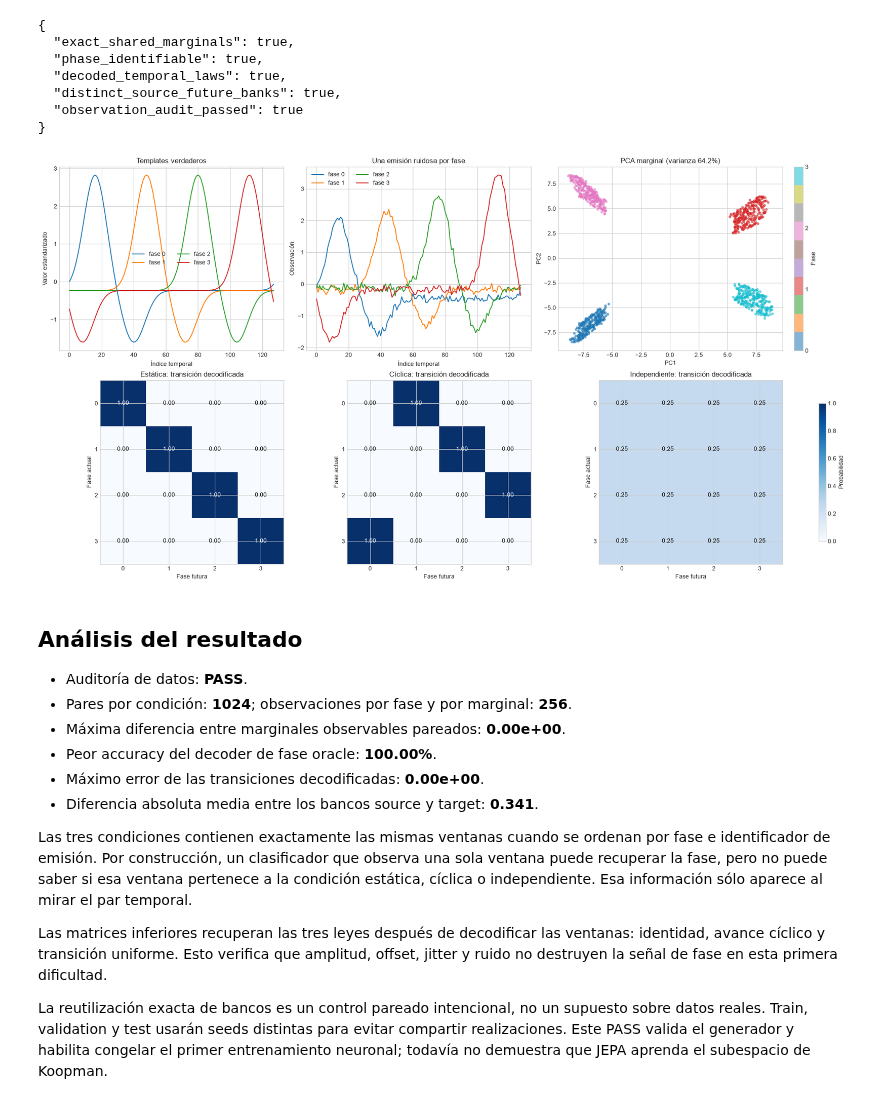
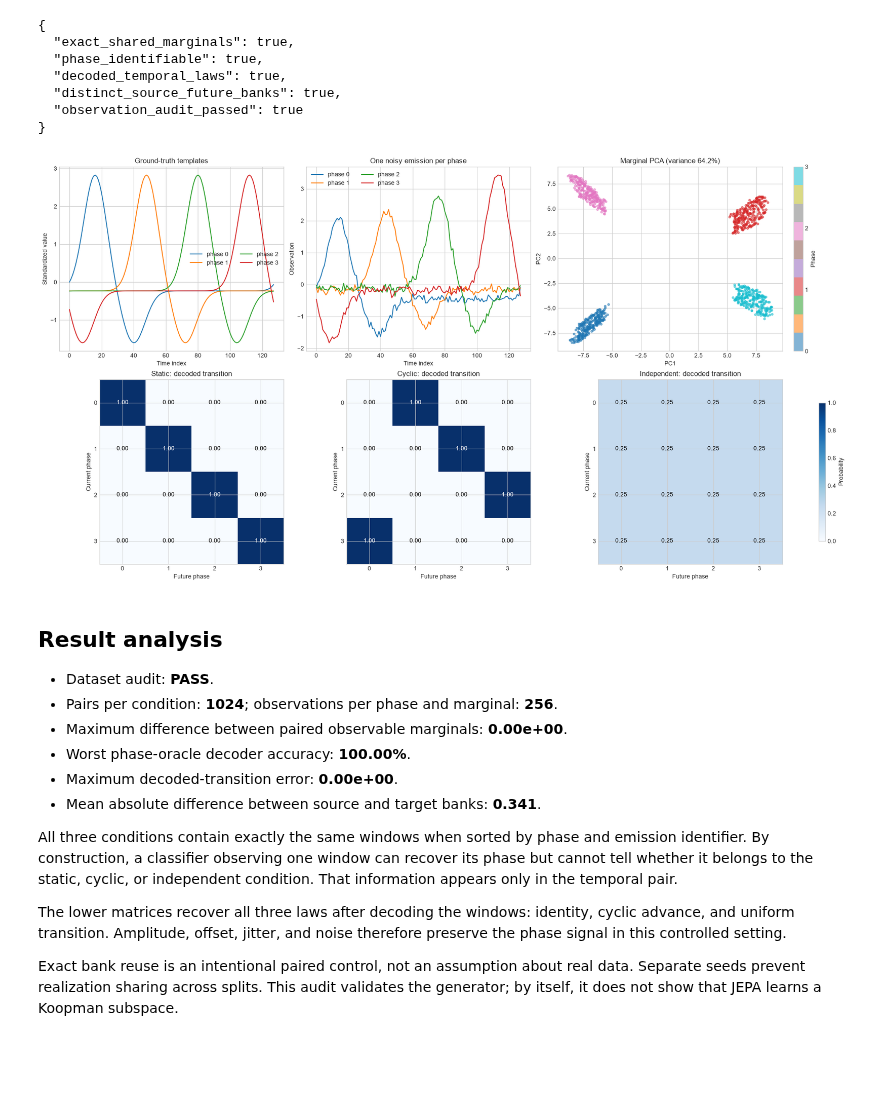
Before and after one commit to micmich05/koopman-jepa, a Jupyter notebook: notebooks/observation_audit.ipynb, the cells around one changed output. Drawn from its saved outputs; the diff is of its cells as text; code cells hidden in the pictures; blank space fills up the shorter version.

```diff
--- a/notebooks/observation_audit.ipynb
+++ b/notebooks/observation_audit.ipynb
@@ -168,63 +168,63 @@ assert observation_audit_passed
 # %%
 fig, axes = plt.subplots(2, 3, figsize=(19, 10), constrained_layout=True)
 time = np.arange(config.window_length)
 for phase, template in enumerate(bundle.templates):
-    axes[0, 0].plot(time, template, label=f"fase {phase}")
-axes[0, 0].set(title="Templates verdaderos", xlabel="Índice temporal", ylabel="Valor estandarizado")
+    axes[0, 0].plot(time, template, label=f"phase {phase}")
+axes[0, 0].set(title="Ground-truth templates", xlabel="Time index", ylabel="Standardized value")
 axes[0, 0].legend(ncol=2)
 
 condition = bundle.conditions["independent"]
 for phase in range(config.num_phases):
     index = int(np.flatnonzero(condition.current_phases == phase)[0])
-    axes[0, 1].plot(time, condition.current_windows[index, 0], label=f"fase {phase}")
-axes[0, 1].set(title="Una emisión ruidosa por fase", xlabel="Índice temporal", ylabel="Observación")
+    axes[0, 1].plot(time, condition.current_windows[index, 0], label=f"phase {phase}")
+axes[0, 1].set(title="One noisy emission per phase", xlabel="Time index", ylabel="Observation")
 axes[0, 1].legend(ncol=2)
 
 pca = PCA(n_components=2)
 projection = pca.fit_transform(reference_current[:, 0, :])
 ordered_phases = np.repeat(np.arange(config.num_phases), config.num_phases * config.repeats_per_transition)
 scatter = axes[0, 2].scatter(projection[:, 0], projection[:, 1], c=ordered_phases, cmap="tab10", s=12, alpha=0.55)
-axes[0, 2].set(title=f"PCA marginal (varianza {pca.explained_variance_ratio_.sum():.1%})", xlabel="PC1", ylabel="PC2")
-fig.colorbar(scatter, ax=axes[0, 2], ticks=np.arange(config.num_phases), label="Fase")
+axes[0, 2].set(title=f"Marginal PCA (variance {pca.explained_variance_ratio_.sum():.1%})", xlabel="PC1", ylabel="PC2")
+fig.colorbar(scatter, ax=axes[0, 2], ticks=np.arange(config.num_phases), label="Phase")
 
 for axis, dynamics in zip(axes[1], DYNAMICS, strict=True):
     image = axis.imshow(metrics[dynamics]["decoded_transition"], cmap="Blues", vmin=0, vmax=1)
     for row in range(config.num_phases):
         for column in range(config.num_phases):
             value = metrics[dynamics]["decoded_transition"][row, column]
             axis.text(column, row, f"{value:.2f}", ha="center", va="center", color="white" if value > 0.5 else "black")
-    axis.set(title=f"{LABELS[dynamics]}: transición decodificada", xlabel="Fase futura", ylabel="Fase actual", xticks=range(config.num_phases), yticks=range(config.num_phases))
-fig.colorbar(image, ax=axes[1].tolist(), shrink=0.75, label="Probabilidad")
+    axis.set(title=f"{LABELS[dynamics]}: decoded transition", xlabel="Future phase", ylabel="Current phase", xticks=range(config.num_phases), yticks=range(config.num_phases))
+fig.colorbar(image, ax=axes[1].tolist(), shrink=0.75, label="Probability")
 plt.show()
 
-display(Markdown(f"""## Análisis del resultado
+display(Markdown(f"""## Result analysis
 
-- Auditoría de datos: **{'PASS' if observation_audit_passed else 'FAIL'}**.
-- Pares por condición: **{metrics['static']['sample_count']}**; observaciones por fase y por marginal: **{config.num_phases * config.repeats_per_transition}**.
-- Máxima diferencia entre marginales observables pareados: **{max_marginal_difference:.2e}**.
-- Peor accuracy del decoder de fase oracle: **{minimum_phase_accuracy:.2%}**.
-- Máximo error de las transiciones decodificadas: **{maximum_decoded_transition_error:.2e}**.
-- Diferencia absoluta media entre los bancos source y target: **{source_future_mean_absolute_difference:.3f}**.
+- Dataset audit: **{'PASS' if observation_audit_passed else 'FAIL'}**.
+- Pairs per condition: **{metrics['static']['sample_count']}**; observations per phase and marginal: **{config.num_phases * config.repeats_per_transition}**.
+- Maximum difference between paired observable marginals: **{max_marginal_difference:.2e}**.
+- Worst phase-oracle decoder accuracy: **{minimum_phase_accuracy:.2%}**.
+- Maximum decoded-transition error: **{maximum_decoded_transition_error:.2e}**.
+- Mean absolute difference between source and target banks: **{source_future_mean_absolute_difference:.3f}**.
 
-Las tres condiciones contienen exactamente las mismas ventanas cuando se ordenan por fase e identificador de emisión. Por construcción, un clasificador que observa una sola ventana puede recuperar la fase, pero no puede saber si esa ventana pertenece a la condición estática, cíclica o independiente. Esa información sólo aparece al mirar el par temporal.
+All three conditions contain exactly the same windows when sorted by phase and emission identifier. By construction, a classifier observing one window can recover its phase but cannot tell whether it belongs to the static, cyclic, or independent condition. That information appears only in the temporal pair.
 
-Las matrices inferiores recuperan las tres leyes después de decodificar las ventanas: identidad, avance cíclico y transición uniforme. Esto verifica que amplitud, offset, jitter y ruido no destruyen la señal de fase en esta primera dificultad.
+The lower matrices recover all three laws after decoding the windows: identity, cyclic advance, and uniform transition. Amplitude, offset, jitter, and noise therefore preserve the phase signal in this controlled setting.
 
-La reutilización exacta de bancos es un control pareado intencional, no un supuesto sobre datos reales. Train, validation y test usarán seeds distintas para evitar compartir realizaciones. Este PASS valida el generador y habilita congelar el primer entrenamiento neuronal; todavía no demuestra que JEPA aprenda el subespacio de Koopman.
+Exact bank reuse is an intentional paired control, not an assumption about real data. Separate seeds prevent realization sharing across splits. This audit validates the generator; by itself, it does not show that JEPA learns a Koopman subspace.
 """))
 # %% [output]
-[figure, old version]
+[figure, new version]
-## Análisis del resultado
+## Result analysis
 
-- Auditoría de datos: **PASS**.
-- Pares por condición: **1024**; observaciones por fase y por marginal: **256**.
-- Máxima diferencia entre marginales observables pareados: **0.00e+00**.
-- Peor accuracy del decoder de fase oracle: **100.00%**.
-- Máximo error de las transiciones decodificadas: **0.00e+00**.
-- Diferencia absoluta media entre los bancos source y target: **0.341**.
+- Dataset audit: **PASS**.
+- Pairs per condition: **1024**; observations per phase and marginal: **256**.
+- Maximum difference between paired observable marginals: **0.00e+00**.
+- Worst phase-oracle decoder accuracy: **100.00%**.
+- Maximum decoded-transition error: **0.00e+00**.
+- Mean absolute difference between source and target banks: **0.341**.
 
-Las tres condiciones contienen exactamente las mismas ventanas cuando se ordenan por fase e identificador de emisión. Por construcción, un clasificador que observa una sola ventana puede recuperar la fase, pero no puede saber si esa ventana pertenece a la condición estática, cíclica o independiente. Esa información sólo aparece al mirar el par temporal.
+All three conditions contain exactly the same windows when sorted by phase and emission identifier. By construction, a classifier observing one window can recover its phase but cannot tell whether it belongs to the static, cyclic, or independent condition. That information appears only in the temporal pair.
 
-Las matrices inferiores recuperan las tres leyes después de decodificar las ventanas: identidad, avance cíclico y transición uniforme. Esto verifica que amplitud, offset, jitter y ruido no destruyen la señal de fase en esta primera dificultad.
+The lower matrices recover all three laws after decoding the windows: identity, cyclic advance, and uniform transition. Amplitude, offset, jitter, and noise therefore preserve the phase signal in this controlled setting.
 
-La reutilización exacta de bancos es un control pareado intencional, no un supuesto sobre datos reales. Train, validation y test usarán seeds distintas para evitar compartir realizaciones. Este PASS valida el generador y habilita congelar el primer entrenamiento neuronal; todavía no demuestra que JEPA aprenda el subespacio de Koopman.
+Exact bank reuse is an intentional paired control, not an assumption about real data. Separate seeds prevent realization sharing across splits. This audit validates the generator; by itself, it does not show that JEPA learns a Koopman subspace.
```
Also changed, not shown: parts of 2 cells of this notebook, 30 other files.
